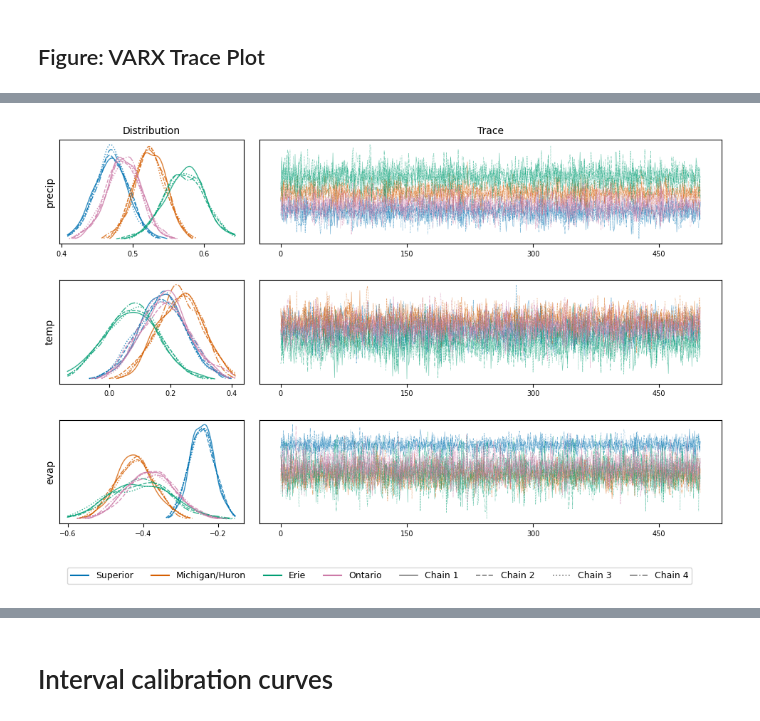
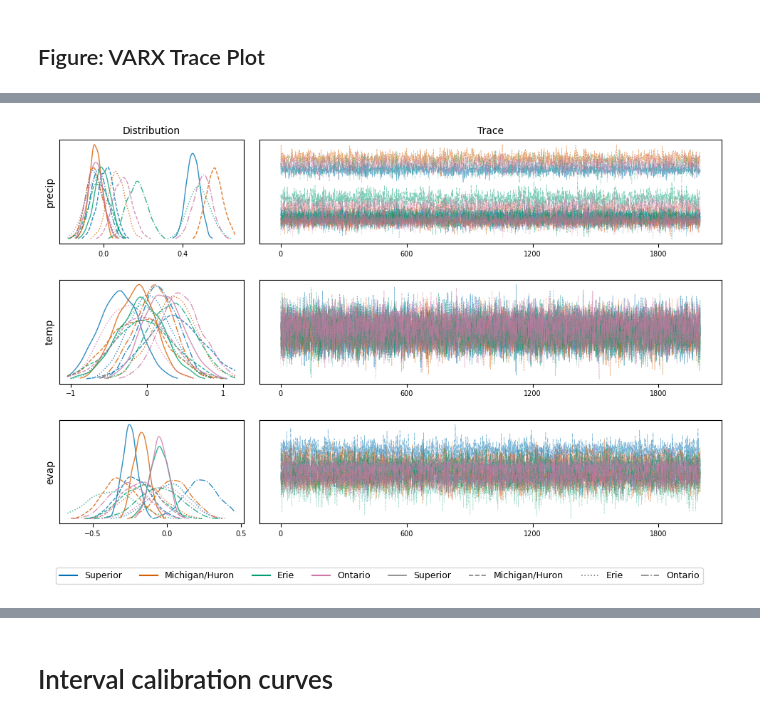
Before and after one commit to mcanearm/nbs_predictor_reproducibility_index, a Jupyter notebook: scripts/03_results_and_plots.ipynb, the cells around one changed output, grey strips where cells are left out. Drawn from its saved outputs; the diff is of its cells as text; code cells hidden in the pictures.

```diff
--- a/scripts/03_results_and_plots.ipynb
+++ b/scripts/03_results_and_plots.ipynb
@@ -538,6 +537,7 @@ plt.show()
 ## Figure: VARX Posterior Correlation Matrix
 # %%
 from scipy.stats import gaussian_kde
+import dill
 
 valid_set = [
     ("mic_hur", "sup"),
@@ -554,7 +554,7 @@ axs = axs.flatten()
 triangle_plots = [4, 8, 9, 12, 13, 14]
 valid_pairs = valid_set.copy()
 
-with open(MODEL_DIR / "VARX_lag3_6.pkl", "rb") as f:
+with open(MODEL_DIR / "VARX_0.pkl", "rb") as f:
     pipeline = dill.load(f)
 varx = pipeline.named_steps["model"]
 trace = varx.trace_
@@ -696,10 +716,9 @@ plt.show()
 # %%
 from scipy.stats import gaussian_kde
 
-x_alpha = trace.posterior["x_alpha"]  # (chain, draw, variable, lakes)
-covariate_names_raw = list(
-    x_alpha.coords["variable"].values
-)  # ["evap", "precip", "temp"]
+x_alpha = trace.posterior["covar_alphas"]  # (chain, draw, variable, lakes)
+covariate_names_raw = varx.cov_names_
+
 
 chain_styles = ["-", "--", ":", "-."]
 n_chains = x_alpha.chain.size
@@ -715,15 +734,25 @@ for r_idx, cov in enumerate(covariate_names_raw):
     ax_kde = axs[r_idx, 0]
     ax_trace = axs[r_idx, 1]
 
-    all_vals = x_alpha.sel(variable=cov).values.flatten()
+    all_vals = x_alpha.sel(covariate=cov).values.flatten()
     lo, hi = np.percentile(all_vals, [0.5, 99.5])
     pad = (hi - lo) * 0.05
     xs = np.linspace(lo - pad, hi + pad, 400)
 
     for lake in LAKE_NAMES:
         color = lake_colors[lake]
-        for c_idx in range(n_chains):
-            data = x_alpha.sel(variable=cov, lakes=lake).isel(chain=c_idx).values
+        x_alpha.sel(covariate=cov)
+        for c_idx, lake_in in enumerate(LAKE_NAMES):
+            data = (
+                x_alpha.sel(
+                    covariate=cov,
+                    series=lake,
+                    lakes=lake_in,
+                )
+                .stack(samples=("chain", "draw"))
+                .transpose("samples", ...)
+                .values
+            )
             ls = chain_styles[c_idx]
 
             ys = gaussian_kde(data)(xs)
@@ -743,33 +772,33 @@ for r_idx, cov in enumerate(covariate_names_raw):
     ax_trace.xaxis.set_major_locator(plt.MaxNLocator(4))
     ax_trace.tick_params(axis="x", labelsize=7)
 
     if r_idx == 0:
         ax_kde.set_title("Distribution", fontsize=10)
         ax_trace.set_title("Trace", fontsize=10)
 
 lake_handles = [
     plt.Line2D([0], [0], color=lake_colors[l], linewidth=1.5, label=rename_lakes(l))
     for l in LAKE_NAMES
 ]
 chain_handles = [
     plt.Line2D(
         [0],
         [0],
         color="gray",
         linestyle=chain_styles[i],
         linewidth=1.2,
-        label=f"Chain {i + 1}",
+        label=rename_lakes(lake_in),
     )
-    for i in range(n_chains)
+    for i, lake_in in enumerate(LAKE_NAMES)
 ]
 fig.legend(
     handles=lake_handles + chain_handles,
     loc="lower center",
     ncol=len(LAKE_NAMES) + n_chains,
     bbox_to_anchor=(0.5, -0.02),
     fontsize=9,
 )
 plt.savefig(str(IMAGES_DIR / "x_alpha_trace.pdf"), bbox_inches="tight")
 plt.show()
 # %% [output]
-[figure, old version]
+[figure, new version]
```
Also changed, not shown: parts of 18 cells of this notebook, 5 other files.
